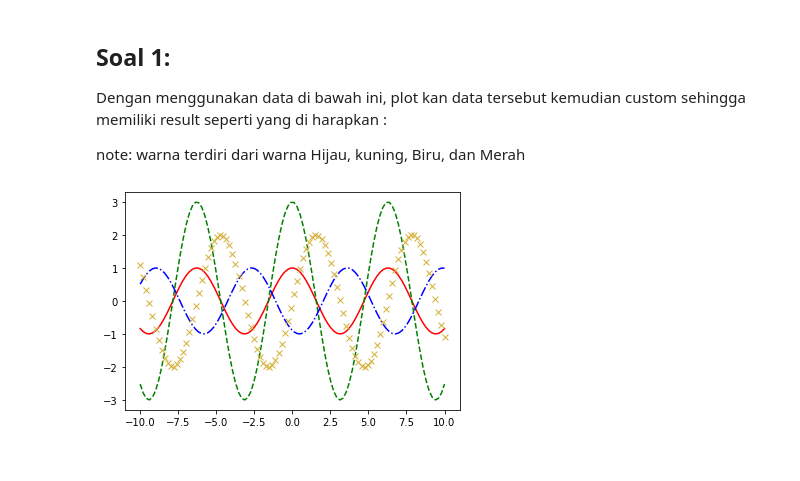
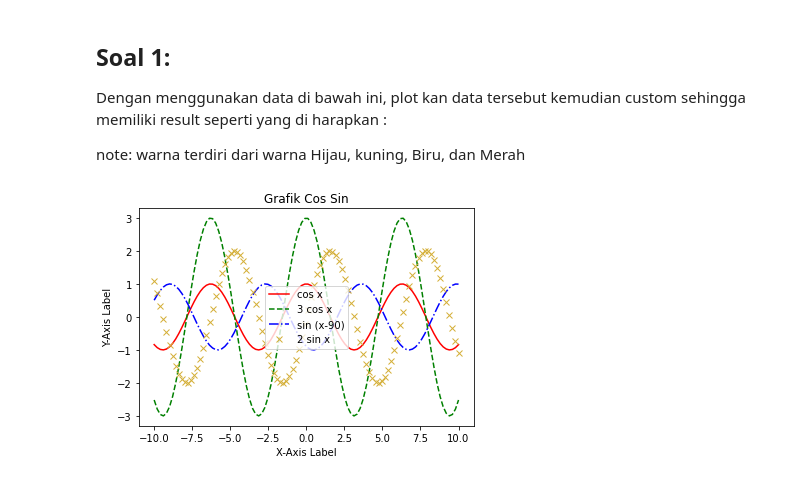
Before and after one commit to amandaps/sanbercode, a Jupyter notebook: Tugas Hari 2 Pekan 3_Amanda Putri.ipynb, the cells around one changed output. Saved outputs shown, nothing was run; the diff lists cells and outputs as text; code cells hidden in the pictures.

```diff
--- a/Tugas Hari 2 Pekan 3_Amanda Putri.ipynb
+++ b/Tugas Hari 2 Pekan 3_Amanda Putri.ipynb
@@ -16,14 +16,18 @@ sin2 = np.sin(x)*2
 # %%
 # code here
 fig, ax = plt.subplots()
-ax.plot(x, cos, linestyle='-', color='red')
-ax.plot(x, cos3, linestyle='dashed', color='green')
-ax.plot(x, sin, linestyle='dashdot', color='blue')
-ax.plot(x, sin2, linestyle='', marker='x', color='#D4AF37')
+ax.plot(x, cos, linestyle='-', color='red', label='cos x')
+ax.plot(x, cos3, linestyle='dashed', color='green', label='3 cos x')
+ax.plot(x, sin, linestyle='dashdot', color='blue', label='sin (x-90)')
+ax.plot(x, sin2, linestyle='', marker='x', color='#D4AF37', label='2 sin x')
+ax.legend(loc='center')
+ax.set_title('Grafik Cos Sin')
+ax.set_xlabel('X-Axis Label')
+ax.set_ylabel('Y-Axis Label')
 ax.plot()
 plt.show()
 # %% [output]
-[figure, old version]
+[figure, new version]
 # %% [markdown]
 Expected Result:
 
```
